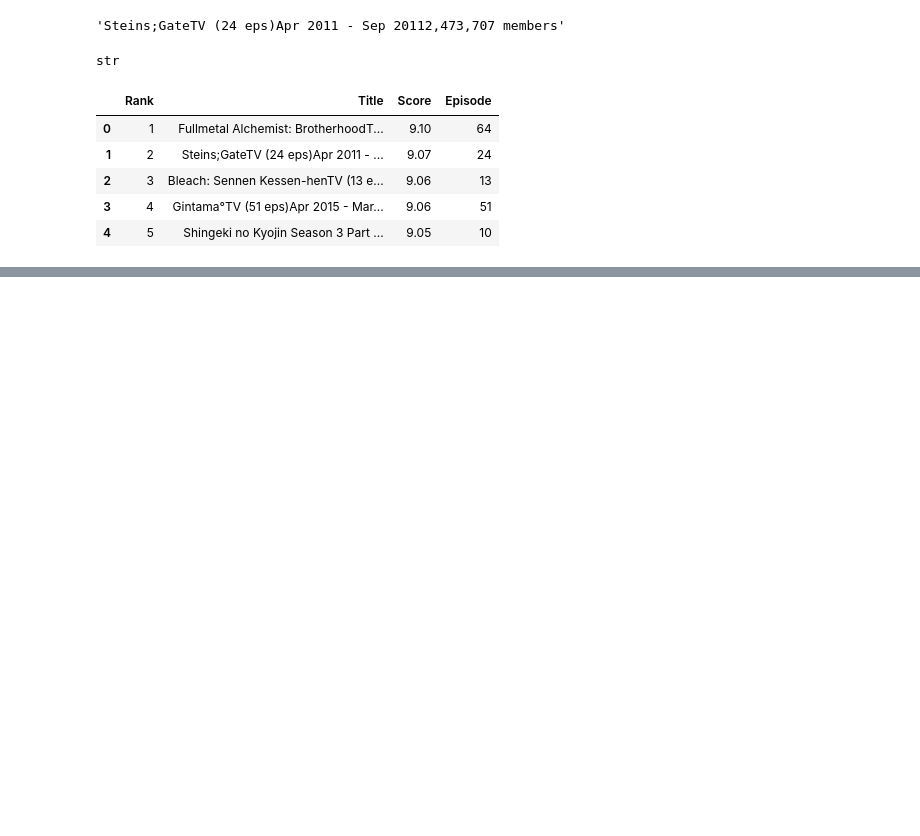
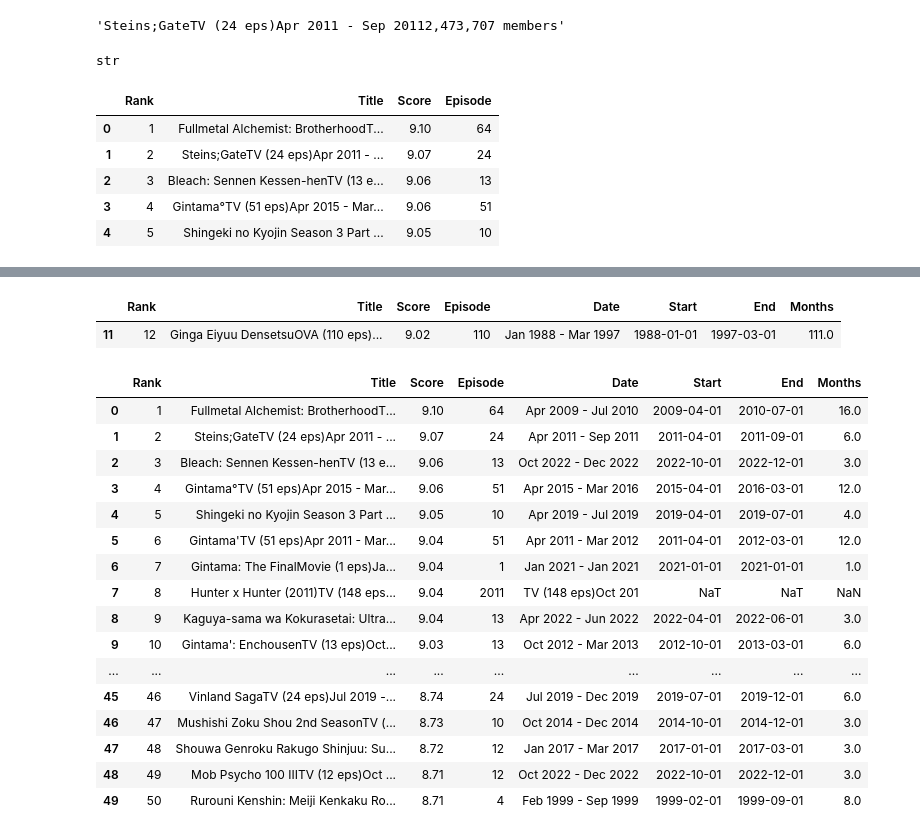
Before and after one commit to MECHMEGA991/Python-libraires, a Jupyter notebook: Pandas/08_Data_Extraction.ipynb, the cells around one changed output, grey strips where cells are left out. Saved outputs shown, nothing was run; the diff lists cells and outputs as text; code cells hidden in the pictures; blank space fills up the shorter version.

```diff
--- a/Pandas/08_Data_Extraction.ipynb
+++ b/Pandas/08_Data_Extraction.ipynb
@@ -65,0 +70,13 @@ df.head()
+# %%
+def time_extraction(txt):
+
+    data=""
+
+    for i in range(len(txt)):
+        if txt[i] == ")":
+            for j in range(i+1,i+20):
+                data+=txt[j]
+
+            return data
+# %%
+df['Date']=df['Title'].apply(time_extraction)
@@ -65,0 +192,34 @@ df.head()
+# %%
+# Converting date into months
+df[['Start','End']] = df['Date'].str.split(' - ', expand=True)
+
+df['Start'] = pd.to_datetime(df['Start'], format='%b %Y', errors='coerce')
+df['End'] = pd.to_datetime(df['End'], format='%b %Y', errors='coerce')
+
+df['Months'] = (df['End'].dt.year - df['Start'].dt.year)*12 + (df['End'].dt.month - df['Start'].dt.month) + 1
+# %%
+# Which is the longest running anime
+df.nlargest(1,'Months')
+# %% [output]
+|  | Rank | Title | Score | Episode | Date | Start | End | Months |
+| 11 | 12 | Ginga Eiyuu DensetsuOVA (110 eps)... | 9.02 | 110 | Jan 1988 - Mar 1997 | 1988-01-01 | 1997-03-01 | 111.0 |
+# %%
+df
+# %% [output]
+|  | Rank | Title | Score | Episode | Date | Start | End | Months |
+| 0 | 1 | Fullmetal Alchemist: BrotherhoodT... | 9.10 | 64 | Apr 2009 - Jul 2010 | 2009-04-01 | 2010-07-01 | 16.0 |
+| 1 | 2 | Steins;GateTV (24 eps)Apr 2011 - ... | 9.07 | 24 | Apr 2011 - Sep 2011 | 2011-04-01 | 2011-09-01 | 6.0 |
+| 2 | 3 | Bleach: Sennen Kessen-henTV (13 e... | 9.06 | 13 | Oct 2022 - Dec 2022 | 2022-10-01 | 2022-12-01 | 3.0 |
+| 3 | 4 | Gintama°TV (51 eps)Apr 2015 - Mar... | 9.06 | 51 | Apr 2015 - Mar 2016 | 2015-04-01 | 2016-03-01 | 12.0 |
+| 4 | 5 | Shingeki no Kyojin Season 3 Part ... | 9.05 | 10 | Apr 2019 - Jul 2019 | 2019-04-01 | 2019-07-01 | 4.0 |
+| 5 | 6 | Gintama'TV (51 eps)Apr 2011 - Mar... | 9.04 | 51 | Apr 2011 - Mar 2012 | 2011-04-01 | 2012-03-01 | 12.0 |
+| 6 | 7 | Gintama: The FinalMovie (1 eps)Ja... | 9.04 | 1 | Jan 2021 - Jan 2021 | 2021-01-01 | 2021-01-01 | 1.0 |
+| 7 | 8 | Hunter x Hunter (2011)TV (148 eps... | 9.04 | 2011 | TV (148 eps)Oct 201 | NaT | NaT | NaN |
+| 8 | 9 | Kaguya-sama wa Kokurasetai: Ultra... | 9.04 | 13 | Apr 2022 - Jun 2022 | 2022-04-01 | 2022-06-01 | 3.0 |
+| 9 | 10 | Gintama': EnchousenTV (13 eps)Oct... | 9.03 | 13 | Oct 2012 - Mar 2013 | 2012-10-01 | 2013-03-01 | 6.0 |
+| ... | ... | ... | ... | ... | ... | ... | ... | ... |
+| 45 | 46 | Vinland SagaTV (24 eps)Jul 2019 -... | 8.74 | 24 | Jul 2019 - Dec 2019 | 2019-07-01 | 2019-12-01 | 6.0 |
+| 46 | 47 | Mushishi Zoku Shou 2nd SeasonTV (... | 8.73 | 10 | Oct 2014 - Dec 2014 | 2014-10-01 | 2014-12-01 | 3.0 |
+| 47 | 48 | Shouwa Genroku Rakugo Shinjuu: Su... | 8.72 | 12 | Jan 2017 - Mar 2017 | 2017-01-01 | 2017-03-01 | 3.0 |
+| 48 | 49 | Mob Psycho 100 IIITV (12 eps)Oct ... | 8.71 | 12 | Oct 2022 - Dec 2022 | 2022-10-01 | 2022-12-01 | 3.0 |
+| 49 | 50 | Rurouni Kenshin: Meiji Kenkaku Ro... | 8.71 | 4 | Feb 1999 - Sep 1999 | 1999-02-01 | 1999-09-01 | 8.0 |
```
Also changed, not shown: parts of 12 cells of this notebook, 3 other files.
